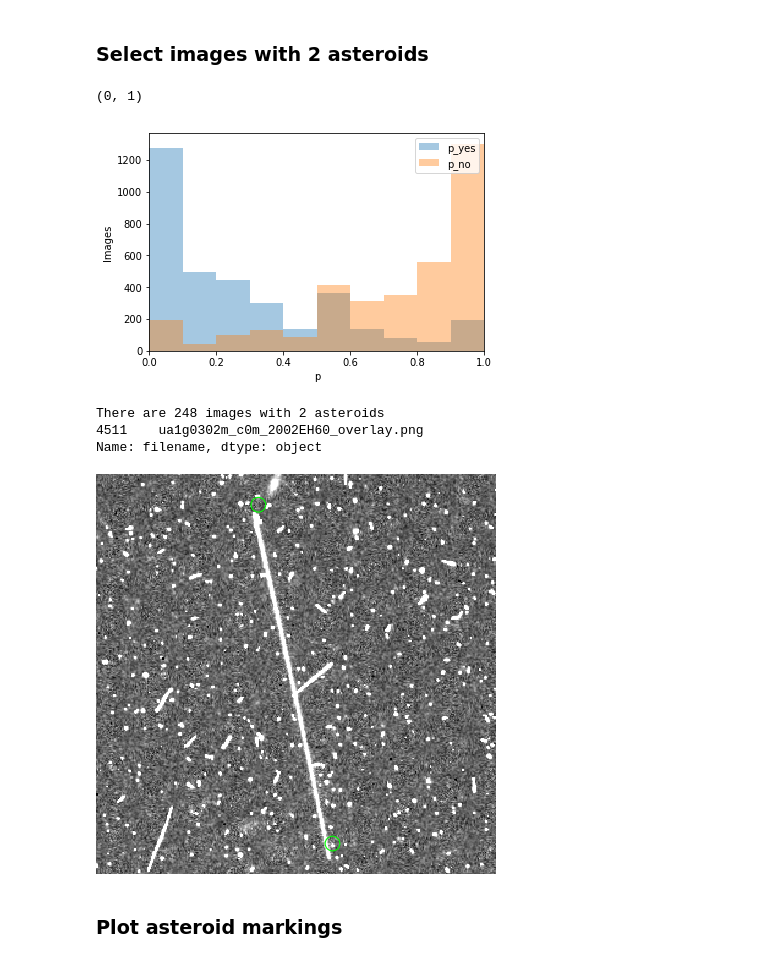
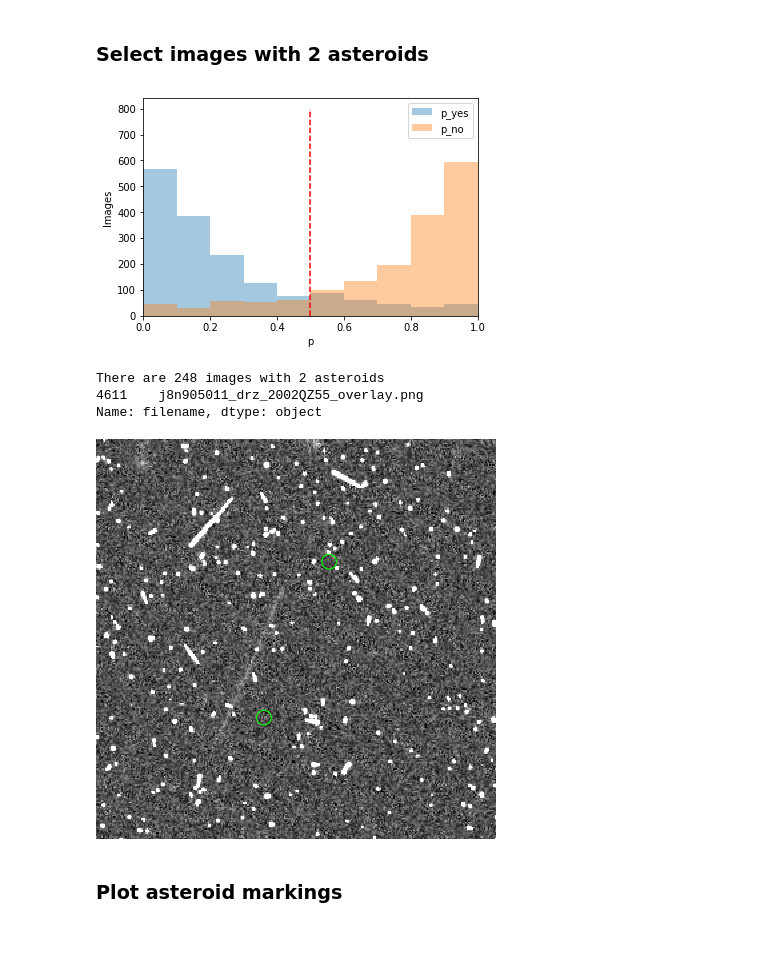
Before and after one commit to sandorkruk/Hubble_Asteroid_Hunter_analysis, a Jupyter notebook: Analysis_SSO_pipeline_asteroid.ipynb, the cells around one changed output. Cells and saved outputs as stored; diff of their text form; code cells hidden in the pictures.

```diff
--- a/Analysis_SSO_pipeline_asteroid.ipynb
+++ b/Analysis_SSO_pipeline_asteroid.ipynb
@@ -192,22 +199,25 @@ Name: filename, dtype: object
 # %% [markdown]
 ### Select images with 2 asteroids
 # %%
-T2=data[(data["task_1"] == "T2")]
+T2=data[(data["task_1"] == "T2") & (data["data.yes"]+data["data.no"]+data["data.impossible-to-tell"]>=10)]
 
 fig, ax = plt.subplots()
 alpha = 0.4
 bins = 10
 
 ax.hist(T2["p_yes"],alpha=alpha,bins=bins)
 ax.hist(T2["p_no"],histtype='stepfilled',ls="-.",alpha=alpha,bins=bins)
 
 ax.legend()
 ax.set_xlabel("p")
 ax.set_ylabel("Images")
 ax.set_xlim(0,1)
+
+ax.plot([0.5,0.5],[0,800],"r--")
+
+plt.savefig("../Plots/SSO_pipeline_2nd_asteroid_classification_results.png",dpi=300, bbox_inches="tight")
 # %% [output]
-(0, 1)
-[figure, old version]
+[figure, new version]
 # %%
 #Select images where at least 10 people answered the second question, otherwise there are many images where only few people said "YES" to the second question
 
@@ -218,9 +228,9 @@ print(check["filename"].sample())
 Image.open(base_url+str(check["filename"].sample().to_string(index=False).strip()))
 # %% [output]
 There are 248 images with 2 asteroids
-4511    ua1g0302m_c0m_2002EH60_overlay.png
+4611    j8n905011_drz_2002QZ55_overlay.png
 Name: filename, dtype: object
-[figure, old version]
+[figure, new version]
 # %% [markdown]
 ### Plot asteroid markings
 # %% [markdown]
```
Also changed, not shown: parts of 23 cells of this notebook, 1 other file.
